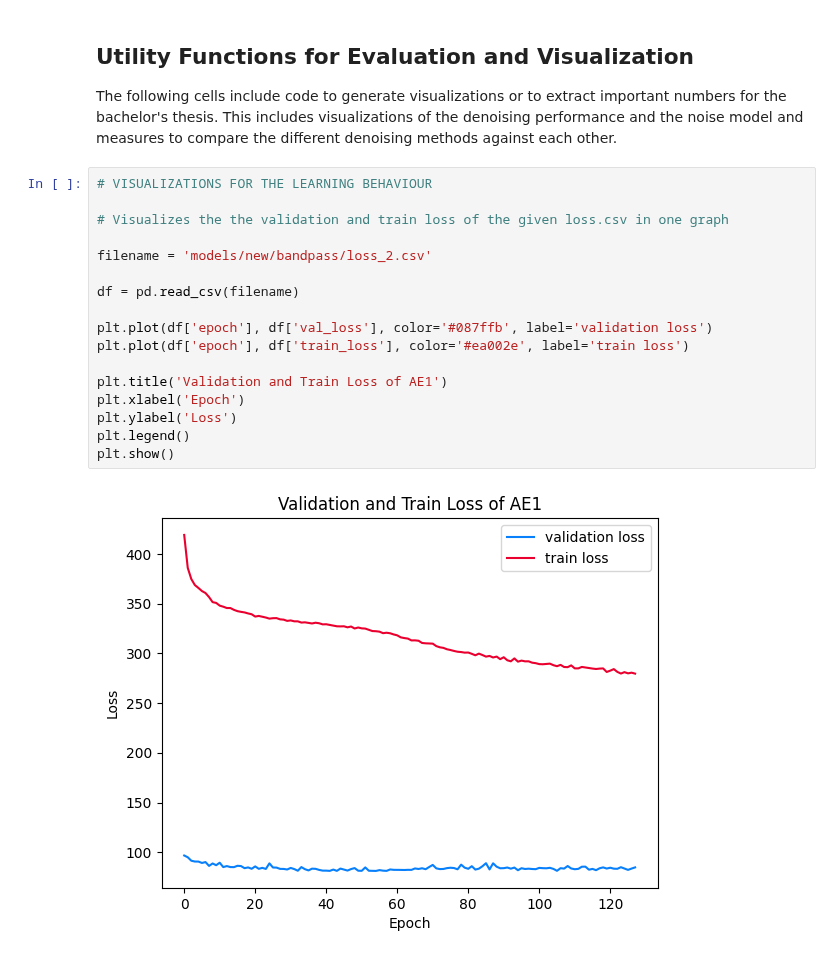
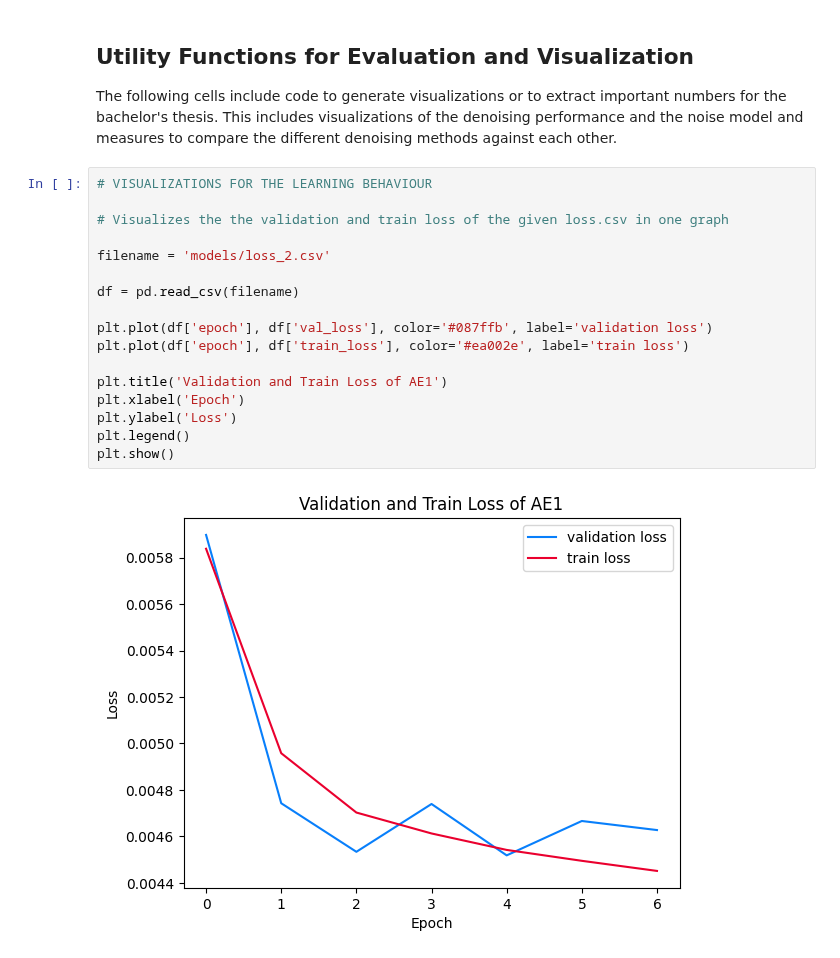
Before and after one commit to jonasburian/Bachelor-Thesis-Project, a Jupyter notebook: project.ipynb, the cells around one changed output. Saved outputs shown, nothing was run; the diff lists cells and outputs as text.

```diff
--- a/project.ipynb
+++ b/project.ipynb
@@ -1167,22 +1194,22 @@ The following cells include code to generate visualizations or to extract import
 # %%
 # VISUALIZATIONS FOR THE LEARNING BEHAVIOUR
 
 # Visualizes the the validation and train loss of the given loss.csv in one graph
 
-filename = 'models/new/bandpass/loss_2.csv'
+filename = 'models/loss_2.csv'
 
 df = pd.read_csv(filename)
 
 plt.plot(df['epoch'], df['val_loss'], color='#087ffb', label='validation loss')
 plt.plot(df['epoch'], df['train_loss'], color='#ea002e', label='train loss')
 
 plt.title('Validation and Train Loss of AE1')
 plt.xlabel('Epoch')
 plt.ylabel('Loss')
 plt.legend()
 plt.show()
 # %% [output]
-[figure, old version]
+[figure, new version]
 # %%
 # VISUALIZATIONS FOR THE DENOISING PERFORMANCE AND THE NOSIE MODEL
 
```
Also changed, not shown: parts of 6 cells of this notebook, 2 other files.
